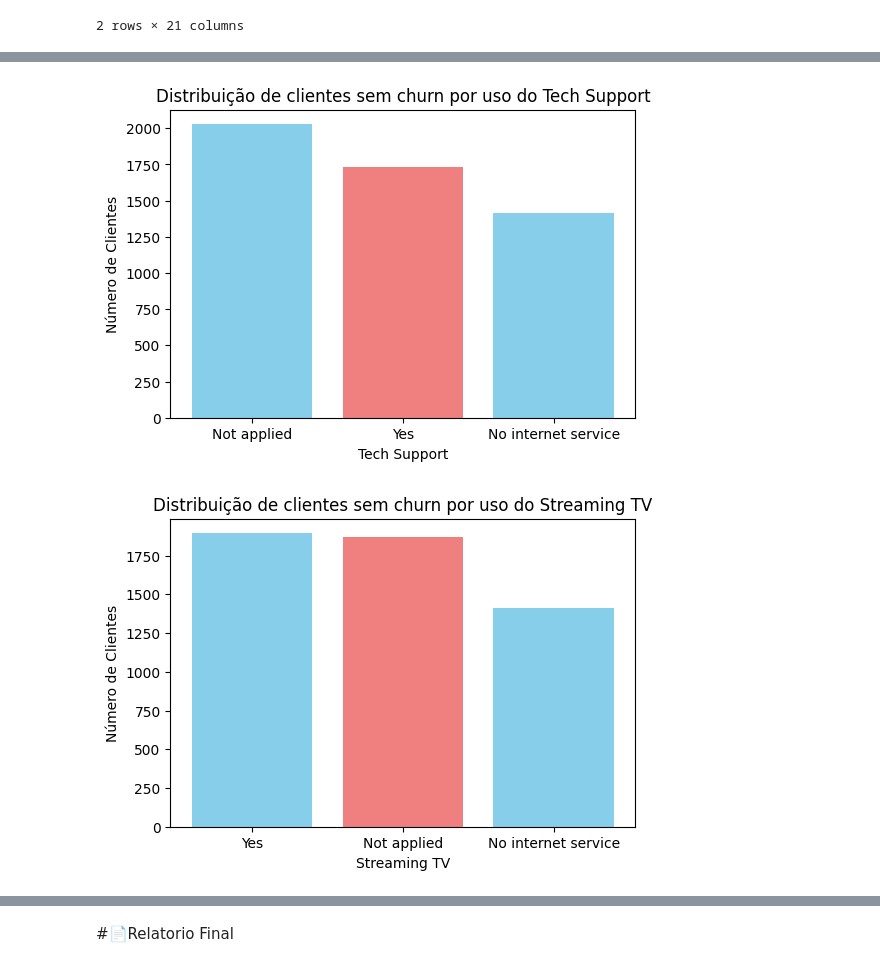
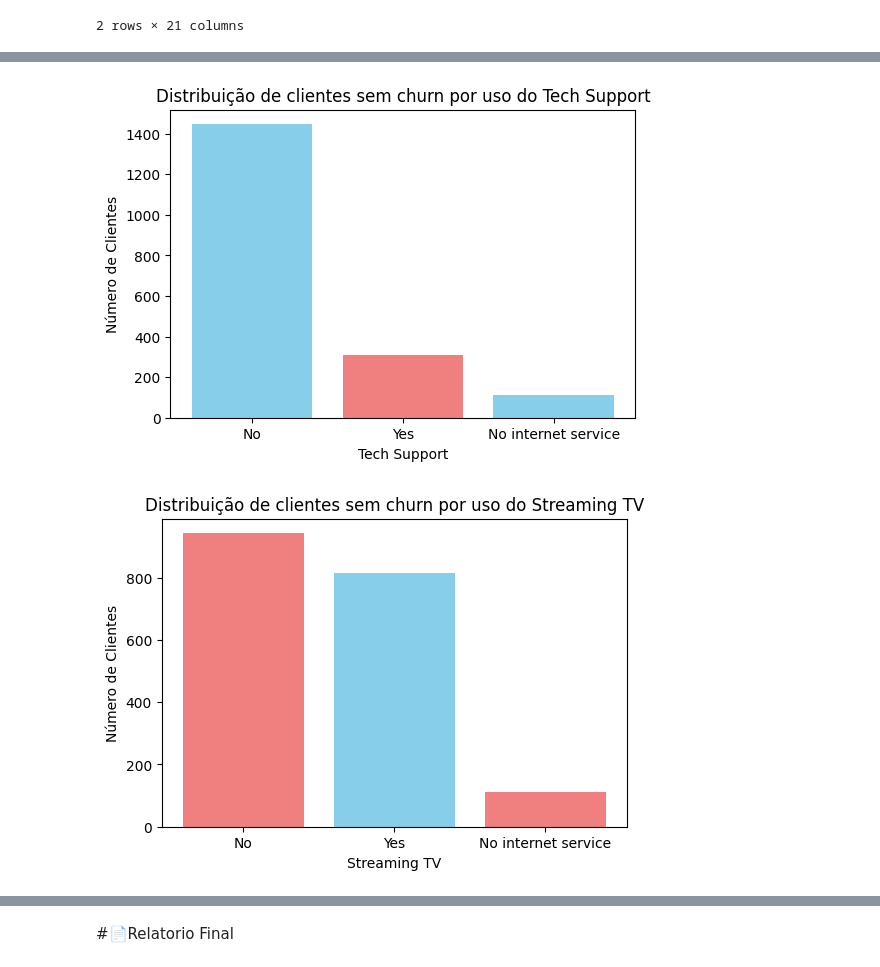
Before and after one commit to Jesuan333/Challenge-TELECOM-X---ORACLE-ONE, a Jupyter notebook: TelecomX_BR.ipynb, the cells around one changed output, grey strips where cells are left out. Saved outputs shown, nothing was run; the diff lists cells and outputs as text; code cells hidden in the pictures.

```diff
--- a/TelecomX_BR.ipynb
+++ b/TelecomX_BR.ipynb
@@ -296,7 +296,7 @@ dados.head(2)
 | 1 | 0003-MKNFE | No | Male | 0 | No | No | 9 | Yes | ... |
 2 rows × 21 columns
 # %%
-cliente_perfil_evasao = dados[dados['Churn'] == 'No'][['customerID', 'Churn', 'PhoneService', 'MultipleLines', 'InternetService', 'OnlineBackup', 'DeviceProtection', 'TechSupport', 'StreamingTV','StreamingMovies']]
+cliente_perfil_evasao = dados[dados['Churn'] == 'Yes'][['customerID', 'Churn', 'PhoneService', 'MultipleLines', 'InternetService', 'OnlineBackup', 'DeviceProtection', 'TechSupport', 'StreamingTV','StreamingMovies']]
 
 dados['PhoneService'] = dados['PhoneService'].replace({'No': 'Not applied'})
 dados['PhoneService']
@@ -386,15 +443,15 @@ plt.xlabel('Tech Support')
 plt.ylabel('Número de Clientes')
 plt.show()
 # %% [output]
-[figure, old version]
+[figure, new version]
 # %%
 plt.figure(figsize=(6, 4))
-plt.bar(cliente_evasao_StreamingTV.index, cliente_evasao_StreamingTV.values, color=['skyblue', 'lightcoral'])
+plt.bar(cliente_evasao_StreamingTV.index, cliente_evasao_StreamingTV.values, color=['lightcoral', 'skyblue'])
 plt.title('Distribuição de clientes sem churn por uso do Streaming TV')
 plt.xlabel('Streaming TV')
 plt.ylabel('Número de Clientes')
 plt.show()
 # %% [output]
-[figure, old version]
+[figure, new version]
 # %%
 plt.figure(figsize=(6, 4))
```
Also changed, not shown: parts of 10 cells of this notebook.
